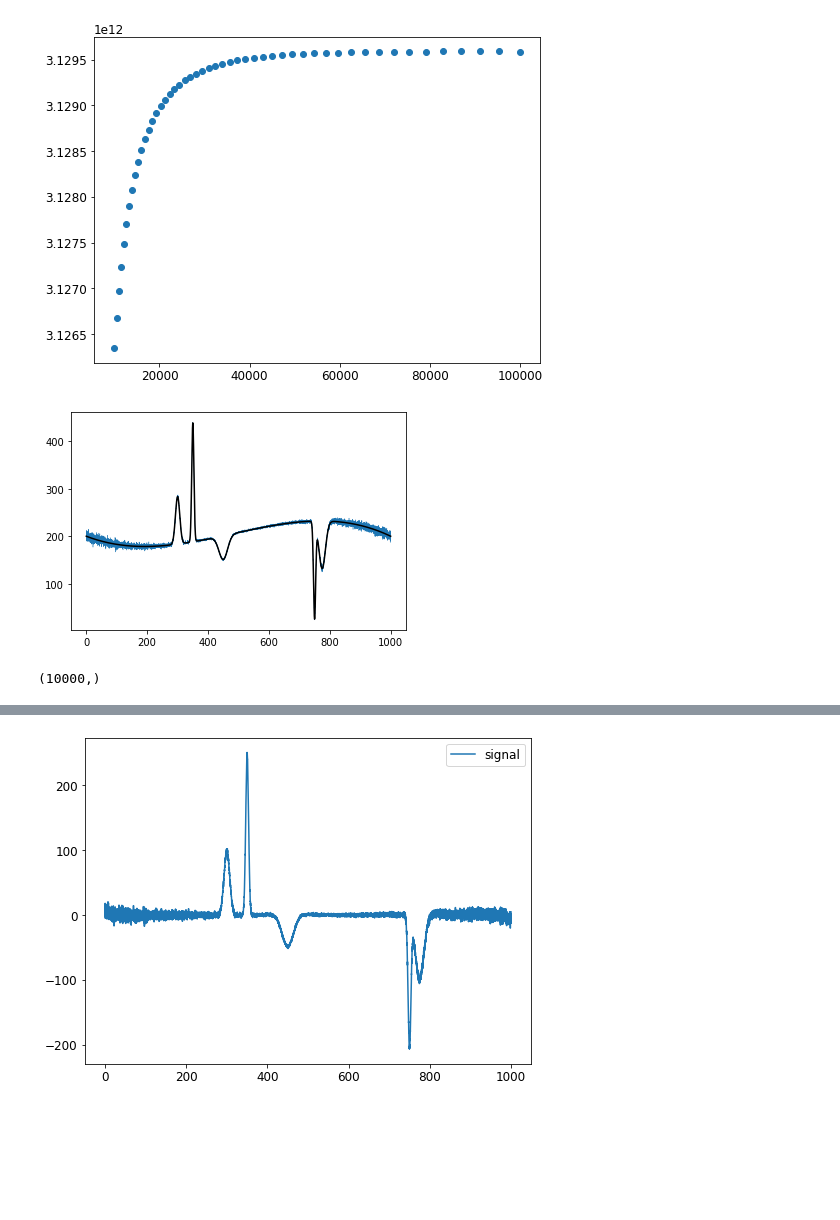
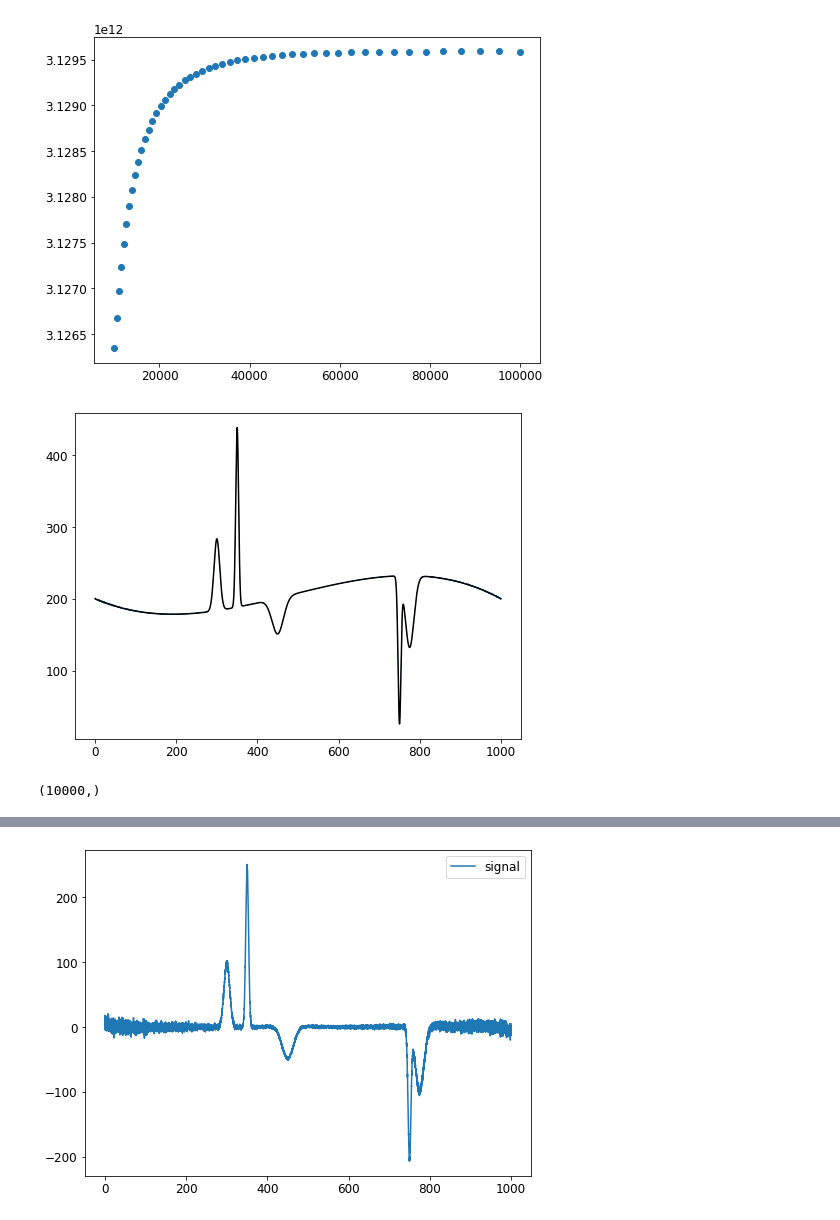
Before and after one commit to dmadea/Jupyter-Tutorials, a Jupyter notebook: Baseline correction/bcorr_dct.ipynb, the cells around one changed output, grey strips where cells are left out. Cells and saved outputs as stored; diff of their text form; code cells hidden in the pictures; blank space fills up the shorter version.

```diff
--- a/Baseline correction/bcorr_dct.ipynb
+++ b/Baseline correction/bcorr_dct.ipynb
@@ -452,35 +441,35 @@ def gen_data(ns):
         x_poly = np.array([0, 250, 700, 1000])
         y_poly = np.array([200, 180, 230, 200])
         tdiff = x_vals[1] - x_vals[0]
 
         poly = CubicSpline(x_poly, y_poly)
         baseline = poly(x_vals)
 
         smoothed = spectra_sim + baseline
-        spectra_base = np.random.normal(smoothed, noise_magnitude)  # add a noise
+        spectra_base = np.random.normal(smoothed, 0.1*noise_magnitude)  # add a noise
 
         ys.append(spectra_base)
         smootheds.append(smoothed)
         xs.append(x_vals)
     return smootheds, ys, xs
 
 n_vals = np.logspace(3, 4, 2)
 smootheds, ys, xs = gen_data(n_vals)
 
 plt.plot(xs[-1], ys[-1], lw=0.4)
 plt.plot(xs[-1], smootheds[-1], 'k')
 
 # plt.plot(x_vals, baseline, c='r')
 plt.show()
 
 
 spectra_base = ys[-1]
 smoothed = smootheds[-1]
 x_vals = xs[-1]
 
 spectra_base.shape
 # %% [output]
-[figure, old version]
+[figure, new version]
 (10000,)
 # %%
 def baseline_1D_arPLS(y, lam=1e5, niter=10, tol: float = 2e-4, smooth_lam=10):
```
Also changed, not shown: parts of 10 cells of this notebook.
